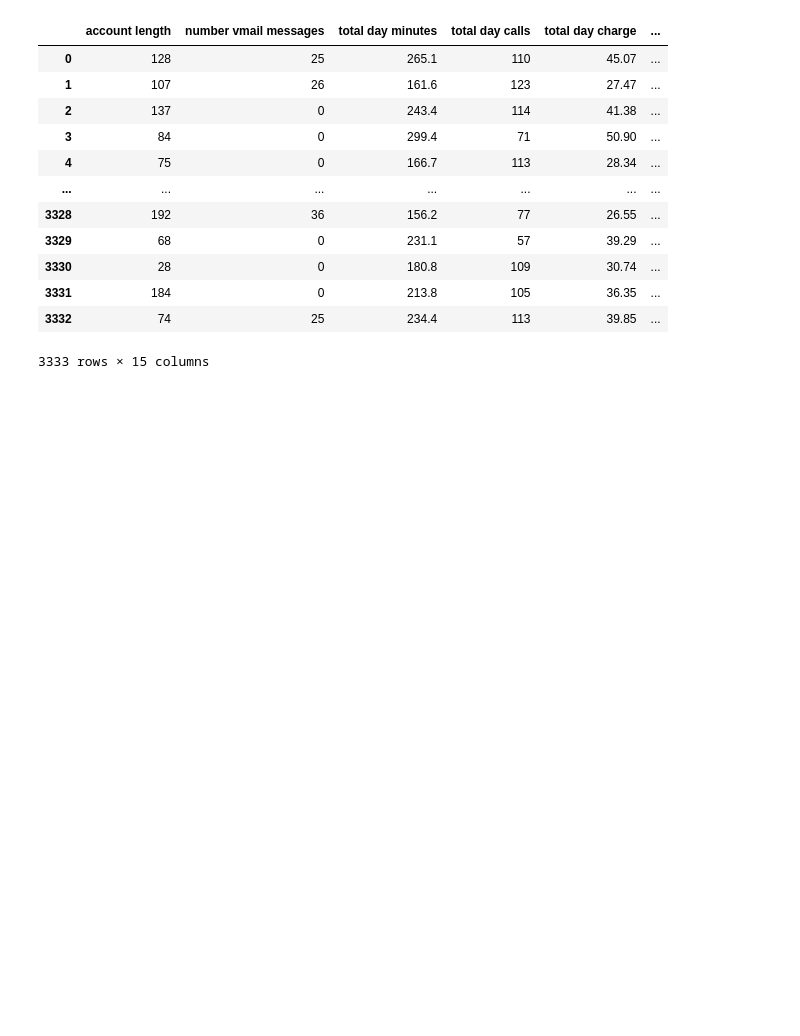
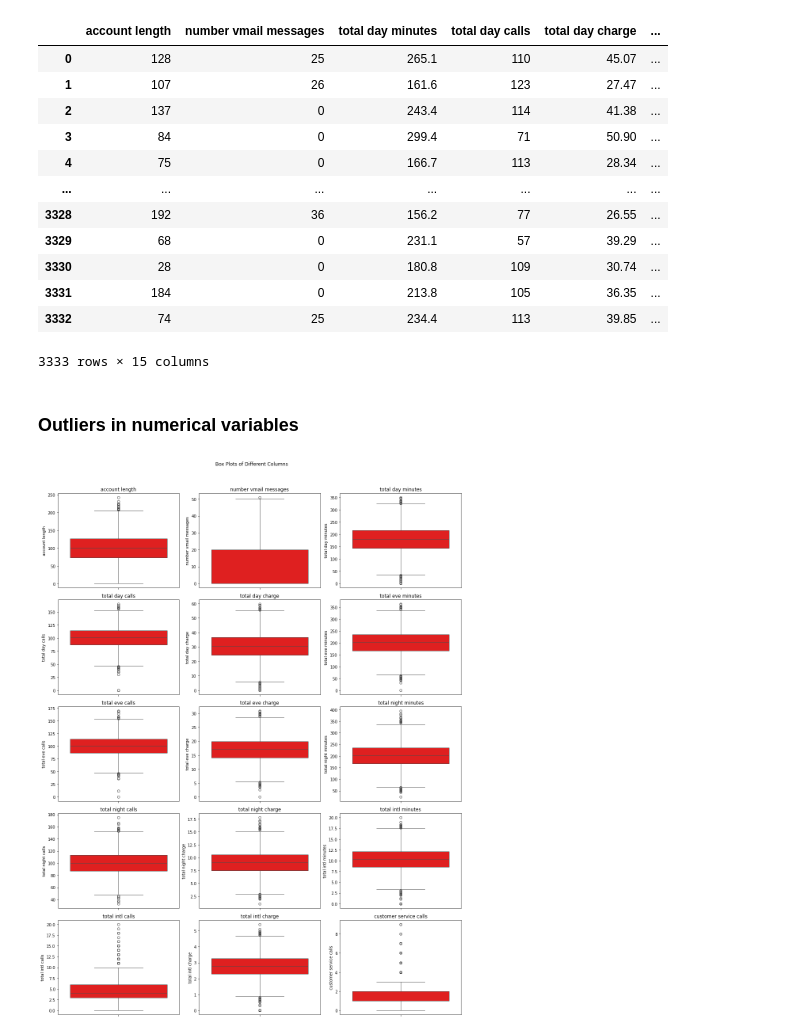
Before and after one commit to Giwanji/dsc-phase3-project, a Jupyter notebook: churn_prediction_model.ipynb, the cells around one changed output. Drawn from its saved outputs; the diff is of its cells as text; code cells hidden in the pictures; blank space fills up the shorter version.

```diff
--- a/churn_prediction_model.ipynb
+++ b/churn_prediction_model.ipynb
@@ -311,13 +312,16 @@ numerical
 | 3331 | 184 | 0 | 213.8 | 105 | 36.35 | ... |
 | 3332 | 74 | 25 | 234.4 | 113 | 39.85 | ... |
 3333 rows × 15 columns
+# %% [markdown]
+### Outliers in numerical variables
 # %%
 # Outlier Analysis
 # defining a function for plotting boxplot
-def boxplot_graph(df1, number_of_columns, columns_to_plot):
+def boxplot_graph(df, number_of_columns):
+    numerical_columns = df.columns.tolist()
 
     # Creating subplots
-    num_columns = len(columns_to_plot)
+    num_columns = len(numerical_columns)
 
     # Number of rows and columns for subplots
     ncols = number_of_columns
@@ -329,8 +333,8 @@ def boxplot_graph(df1, number_of_columns, columns_to_plot):
     axes = axes.flatten()
 
     # Plotting each column in a separate subplot
-    for i, column in enumerate(columns_to_plot):
-        sns.boxplot(y=df1[column], color="r", ax=axes[i])
+    for i, column in enumerate(numerical_columns):
+        sns.boxplot(y=df[column], color="r", ax=axes[i])
         axes[i].set_title(column)
 
     # Remove any empty subplots
@@ -343,3 +347,8 @@ def boxplot_graph(df1, number_of_columns, columns_to_plot):
     plt.suptitle('Box Plots of Different Columns')
     plt.tight_layout(rect=[0, 0, 1, 0.96])  # Adjust layout to make room for the main title
     return plt.show()
+# %%
+# Outlier Analysis for the numerical variables
+boxplot_graph(numerical, 3)
+# %% [output]
+[figure, added]
```
Also changed, not shown: parts of 1 cell of this notebook.
